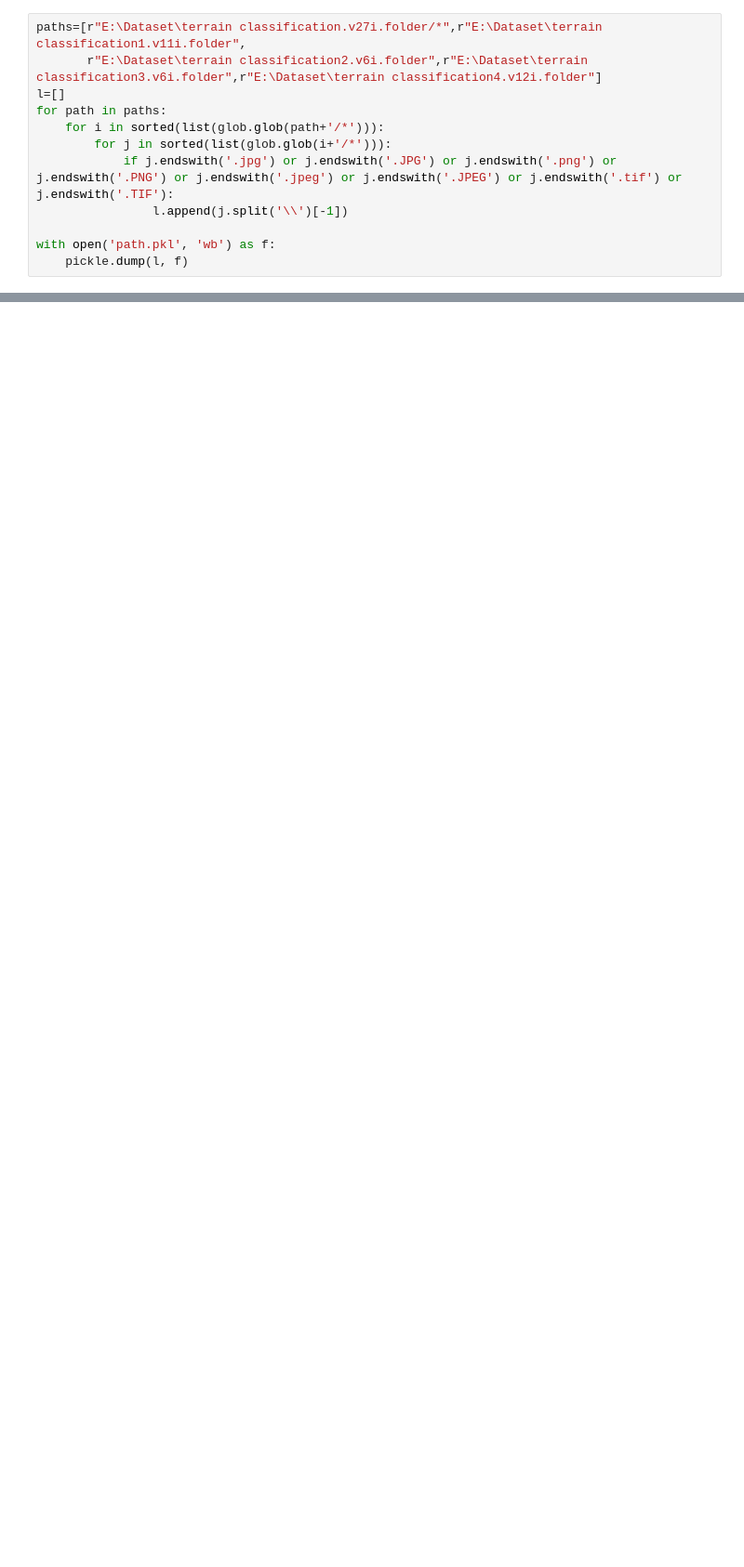
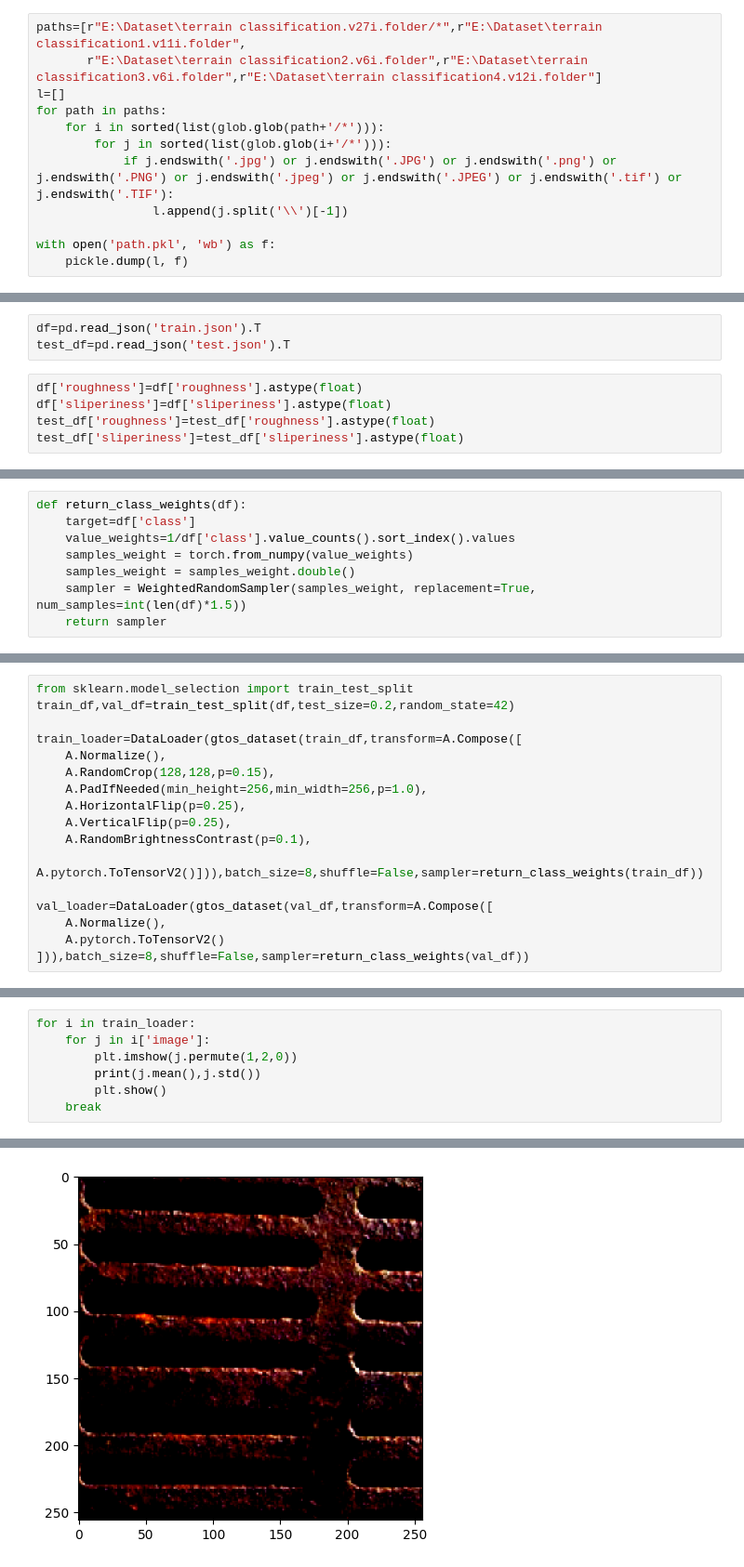
Before and after one commit to HARI45SH/Terra-Tech-Titans, a Jupyter notebook: Notebooks/path.ipynb, the cells around one changed output, grey strips where cells are left out. Shown: that part at 93% size. Saved outputs shown, nothing was run; the diff lists cells and outputs as text; blank space fills up the shorter version.

```diff
--- a/Notebooks/path.ipynb
+++ b/Notebooks/path.ipynb
@@ -63,0 +307,8 @@ l
+# %%
+df=pd.read_json('train.json').T
+test_df=pd.read_json('test.json').T
+# %%
+df['roughness']=df['roughness'].astype(float)
+df['sliperiness']=df['sliperiness'].astype(float)
+test_df['roughness']=test_df['roughness'].astype(float)
+test_df['sliperiness']=test_df['sliperiness'].astype(float)
@@ -63,0 +343,8 @@ l
+# %%
+def return_class_weights(df):
+    target=df['class']
+    value_weights=1/df['class'].value_counts().sort_index().values
+    samples_weight = torch.from_numpy(value_weights)
+    samples_weight = samples_weight.double()
+    sampler = WeightedRandomSampler(samples_weight, replacement=True, num_samples=int(len(df)*1.5))
+    return sampler
@@ -63,0 +362,17 @@ l
+# %%
+from sklearn.model_selection import train_test_split
+train_df,val_df=train_test_split(df,test_size=0.2,random_state=42)
+
+train_loader=DataLoader(gtos_dataset(train_df,transform=A.Compose([
+    A.Normalize(),
+    A.RandomCrop(128,128,p=0.15),
+    A.PadIfNeeded(min_height=256,min_width=256,p=1.0),
+    A.HorizontalFlip(p=0.25),
+    A.VerticalFlip(p=0.25),
+    A.RandomBrightnessContrast(p=0.1),
+    A.pytorch.ToTensorV2()])),batch_size=8,shuffle=False,sampler=return_class_weights(train_df))
+
+val_loader=DataLoader(gtos_dataset(val_df,transform=A.Compose([
+    A.Normalize(),
+    A.pytorch.ToTensorV2()
+])),batch_size=8,shuffle=False,sampler=return_class_weights(val_df))
@@ -63,0 +404,8 @@ l
+# %%
+for i in train_loader:
+    for j in i['image']:
+        plt.imshow(j.permute(1,2,0))
+        print(j.mean(),j.std())
+        plt.show()
+    break
+# %% [output]
@@ -63,0 +414 @@ l
+[figure, added]
```
Also changed, not shown: parts of 34 cells of this notebook, 2 other files.
